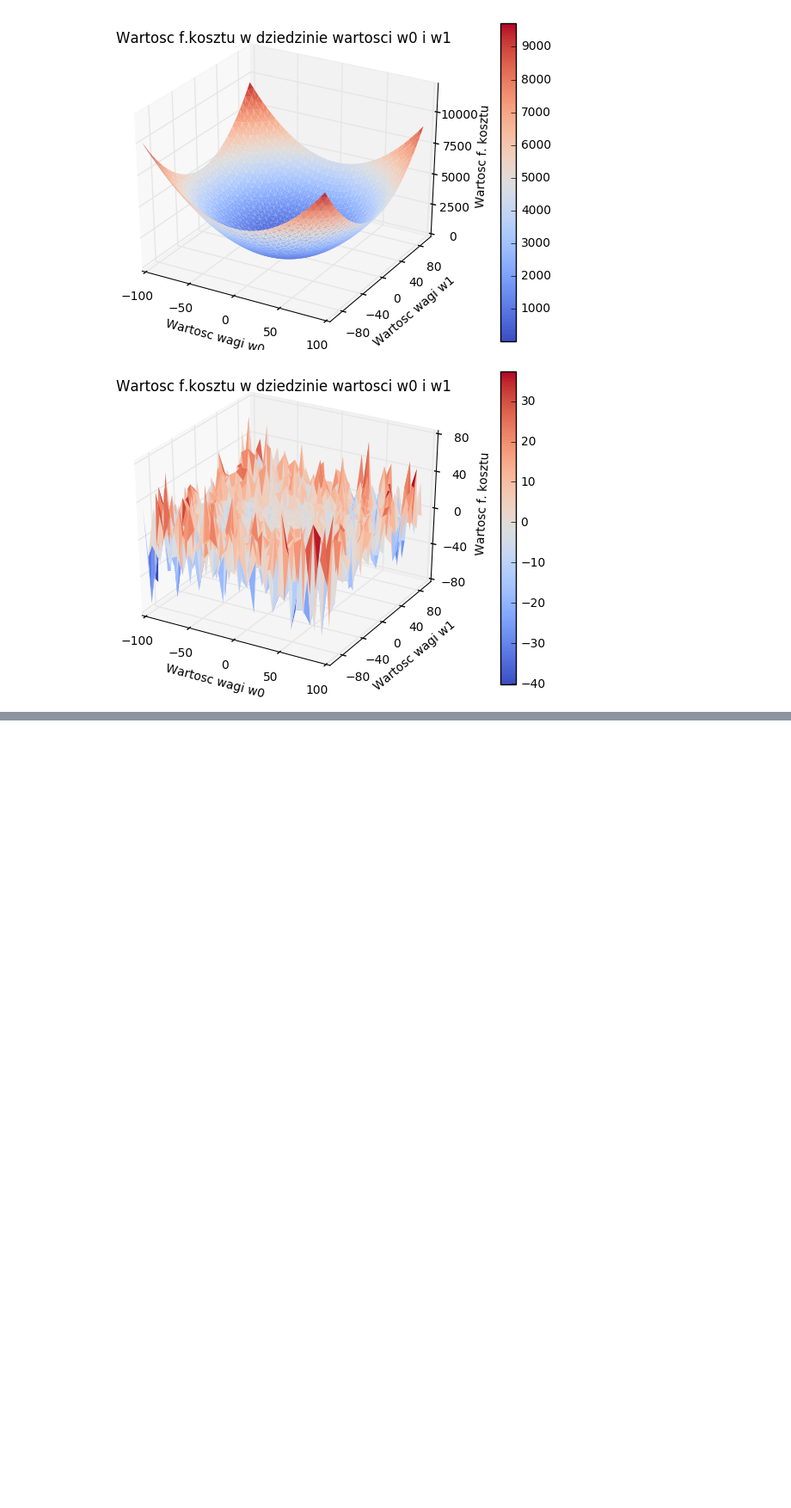
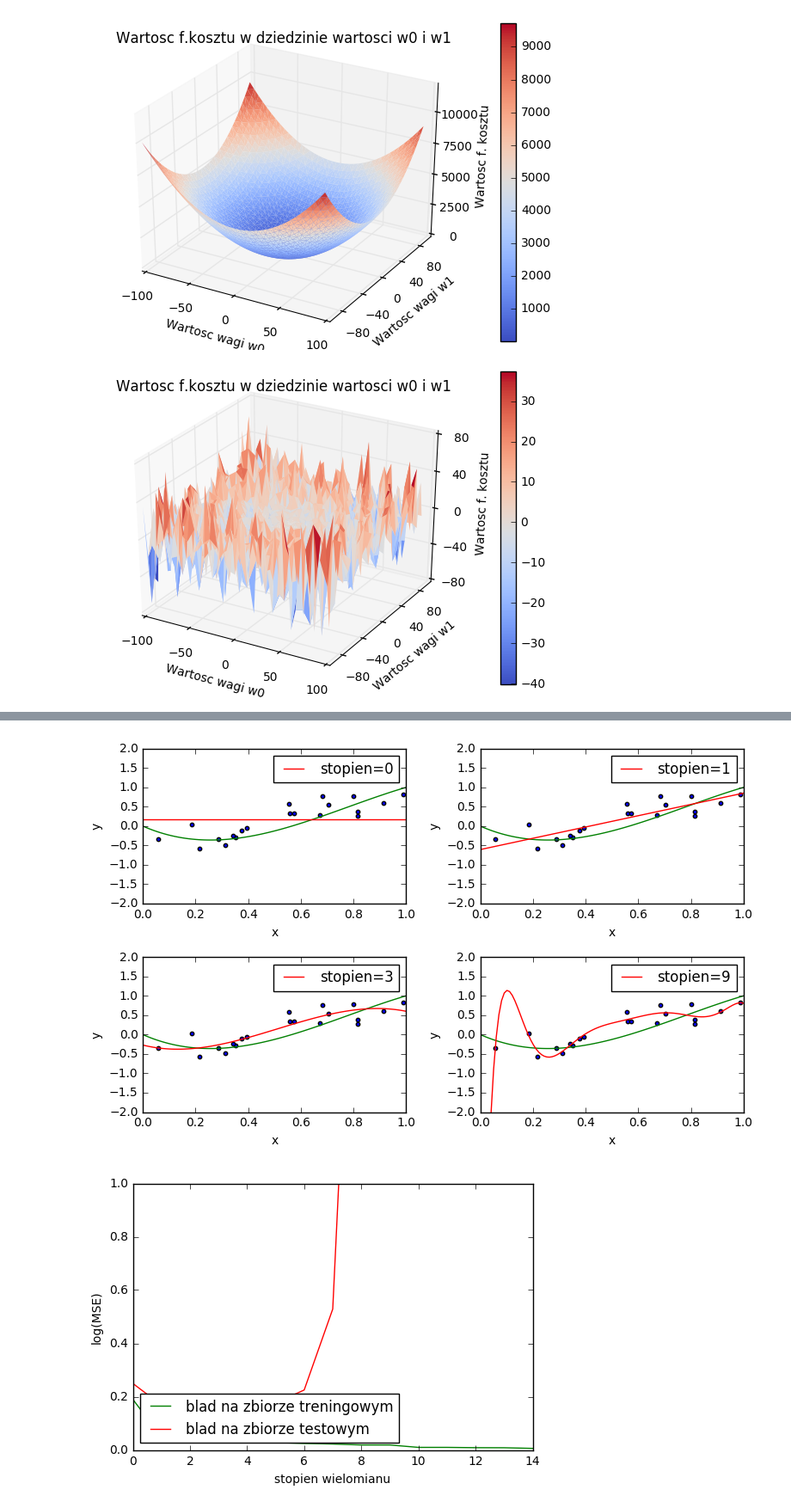
Before and after one commit to dwisniewski/machine_learning_for_students, a Jupyter notebook: lab1.ipynb, the cells around one changed output, grey strips where cells are left out. Shown at 86% size. Drawn from its saved outputs; the diff is of its cells as text; code cells hidden in the pictures; blank space fills up the shorter version.

Commit message:
Overfitting visualization

```diff
--- a/lab1.ipynb
+++ b/lab1.ipynb
@@ -138,0 +75,59 @@ AttributeError: 'Figure' object has no attribute 'plot'
+# %%
+#regresja wielomianowa
+
+import numpy as np
+from sklearn.linear_model import LinearRegression
+from sklearn.linear_model import Ridge
+from sklearn.cross_validation import train_test_split
+from sklearn.preprocessing import PolynomialFeatures
+from sklearn.pipeline import make_pipeline
+import matplotlib.pyplot as plt
+from sklearn.metrics import mean_squared_error
+
+def f(x):
+	return -(3*x)+(7*x**2)-(3*x**3)
+
+x = np.linspace(0,1,100)
+X = np.random.uniform(0, 1, size=100)[:, np.newaxis]
+y = f(X) + np.random.normal(scale=0.3, size=100)[:, np.newaxis]
+X_train, X_test, y_train, y_test = train_test_split(X, y, test_size=0.8)
+
+
+
+def plot_approximation(est, ax, label=None):
+    ax.plot(x, f(x), color='green')
+    ax.scatter(X_train, y_train, s=10)
+    ax.plot(x, est.predict(x[:, np.newaxis]), color='red', label=label)
+    ax.set_ylim((-2, 2))
+    ax.set_xlim((0, 1))
+    ax.set_ylabel('y')
+    ax.set_xlabel('x')
+    ax.legend(loc='upper right')  #, fontsize='small')
+
+fig, axes = plt.subplots(2, 2, figsize=(8, 5))
+for ax, degree in zip(axes.ravel(), [0, 1, 3, 9]):
+    est = make_pipeline(PolynomialFeatures(degree), LinearRegression())
+    est.fit(X_train, y_train)
+    plot_approximation(est, ax, label='stopien=%d' % degree)
+
+plt.tight_layout()
+plt.show()
+
+train_error = np.empty(15)
+test_error = np.empty(15)
+for degree in range(15):
+    est = make_pipeline(PolynomialFeatures(degree), LinearRegression())
+    est.fit(X_train, y_train)
+    train_error[degree] = mean_squared_error(y_train, est.predict(X_train))
+    test_error[degree] = mean_squared_error(y_test, est.predict(X_test))
+plt.plot(np.arange(15), train_error, color='green', label='blad na zbiorze treningowym')
+plt.plot(np.arange(15), test_error, color='red', label='blad na zbiorze testowym')
+plt.legend(loc = 'upper right')
+plt.ylim((0.0, 1e0))
+plt.ylabel('log(MSE)')
+plt.xlabel('stopien wielomianu')
+plt.legend(loc='lower left')
+plt.show()
+# %% [output]
+[figure, added]
+[figure, added]
```
Also changed, not shown: parts of 2 cells of this notebook.
